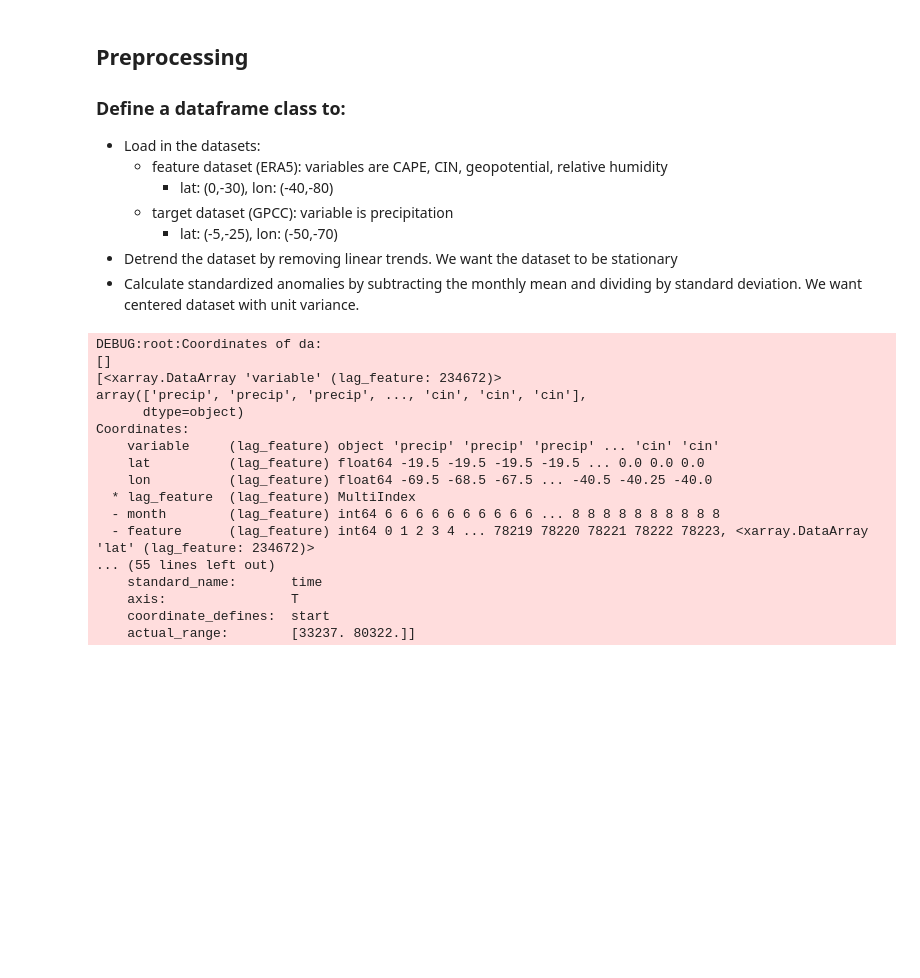
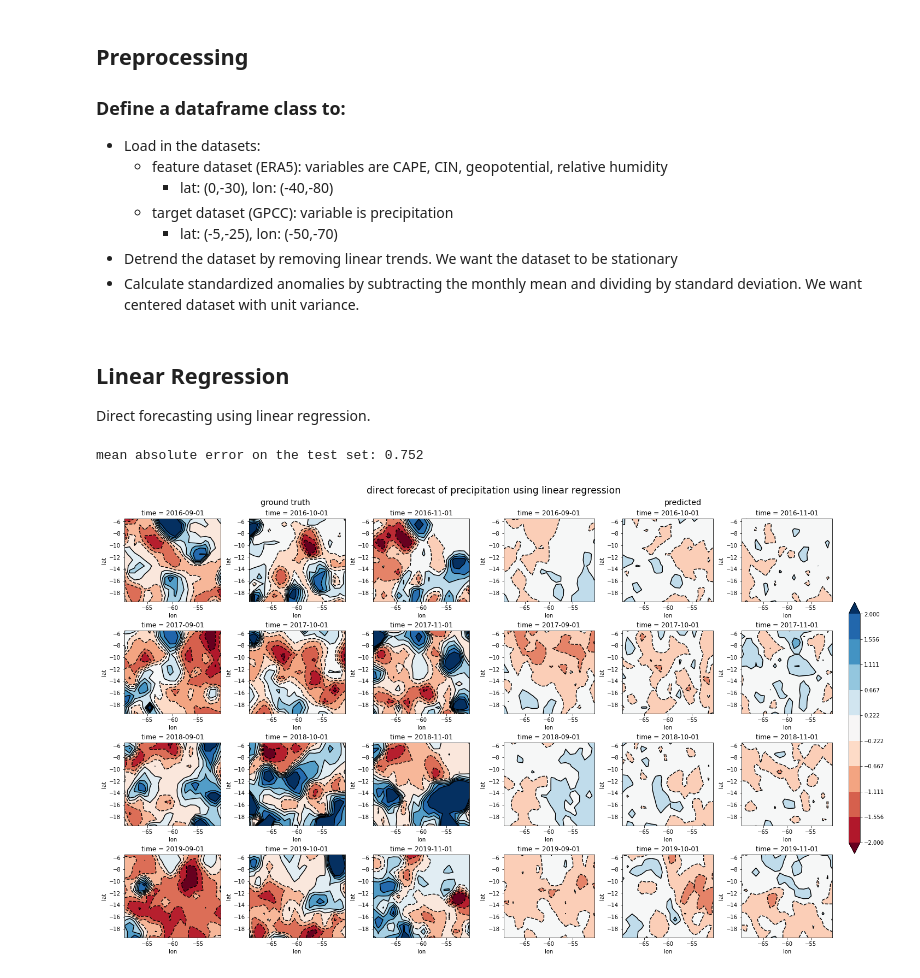
Before and after one commit to davidhgotler/amazon-precip, a Jupyter notebook: amazon_precip.ipynb, the cells around one changed output. Cells and saved outputs as stored; diff of their text form; code cells hidden in the pictures; blank space fills up the shorter version.

Commit message:
added facet plot function

```diff
--- a/amazon_precip.ipynb
+++ b/amazon_precip.ipynb
@@ -49,30 +58,21 @@ df.remove_nan()
+# %% [markdown]
+## Linear Regression
+Direct forecasting using linear regression.
 # %%
-from forecast import get_dataset
-from forecast import DirectForecaster,RecursiveForecaster
 from sklearn.linear_model import LinearRegression
-forecaster = DirectForecaster(LinearRegression(),lags=3,target_months=[9,10,11],steps=3,include_autoreg=True,avg_lags=False,pca_features=False)
+from sklearn.metrics import mean_absolute_error
+forecaster = DirectForecaster(LinearRegression(),lags=3,target_months=[9,10,11],steps=3,include_autoreg=True,avg_lags=True,pca_features=True)
 X_train,y_train,X_test,y_test = forecaster.train_test_split(4,df.target_da,df.features_da)
 forecaster.fit(X_train,y_train)
 
 y_pred = forecaster.predict(X_test,y_test)
-# plots = forecaster.data_plots(y_test,y_pred)
-# plots['facet']
-get_dataset(forecaster.get_training_matrix(9,0,X_train,y_train)[0])
+
+weights = np.abs(np.cos(np.deg2rad(y_test.lat.values)))
+print('mean absolute error on the test set: {:.3f}'.format(mean_absolute_error(y_test,y_pred,multioutput=weights)))
+
+y_true_ds = get_dataset(y_test)
+y_pred_ds = get_dataset(y_pred)
+fig = forecaster.data_plots(y_true_ds,y_pred_ds,model_name='linear regression',forecaster_name='direct forecast')
 # %% [output]
-DEBUG:root:Coordinates of da:
-[]
-[<xarray.DataArray 'variable' (lag_feature: 234672)>
-array(['precip', 'precip', 'precip', ..., 'cin', 'cin', 'cin'],
-      dtype=object)
-Coordinates:
-    variable     (lag_feature) object 'precip' 'precip' 'precip' ... 'cin' 'cin'
-    lat          (lag_feature) float64 -19.5 -19.5 -19.5 -19.5 ... 0.0 0.0 0.0
-    lon          (lag_feature) float64 -69.5 -68.5 -67.5 ... -40.5 -40.25 -40.0
-  * lag_feature  (lag_feature) MultiIndex
-  - month        (lag_feature) int64 6 6 6 6 6 6 6 6 6 6 ... 8 8 8 8 8 8 8 8 8 8
-  - feature      (lag_feature) int64 0 1 2 3 4 ... 78219 78220 78221 78222 78223, <xarray.DataArray 'lat' (lag_feature: 234672)>
-... (55 lines left out)
-    standard_name:       time
-    axis:                T
-    coordinate_defines:  start
-    actual_range:        [33237. 80322.]]
+mean absolute error on the test set: 0.752
+[figure, added]
```
Also changed, not shown: parts of 5 cells of this notebook, 3 other files.
